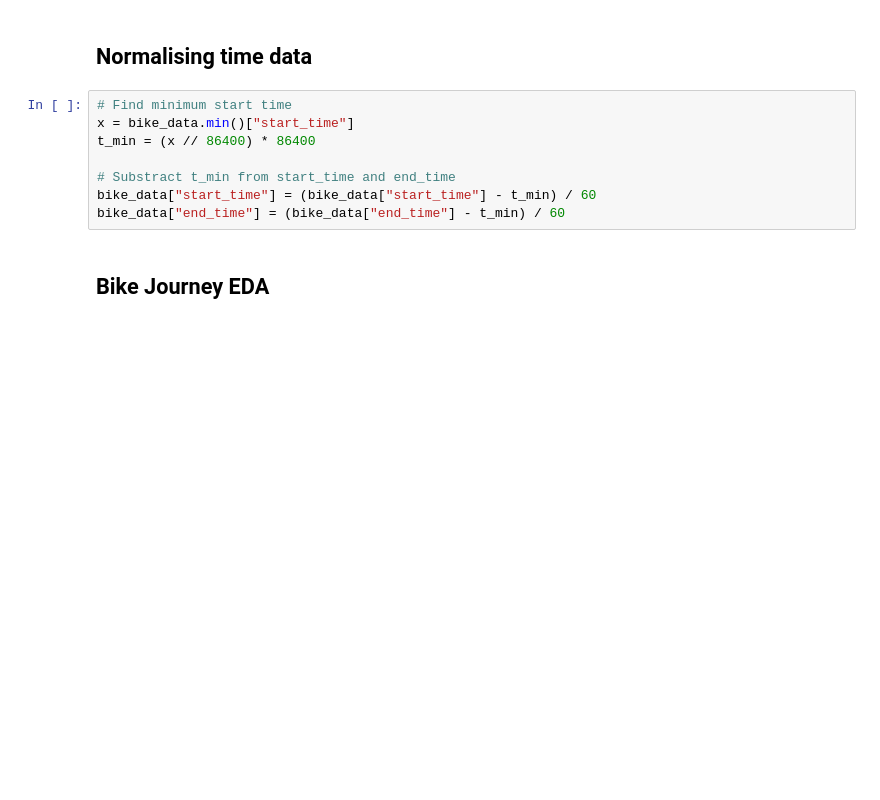
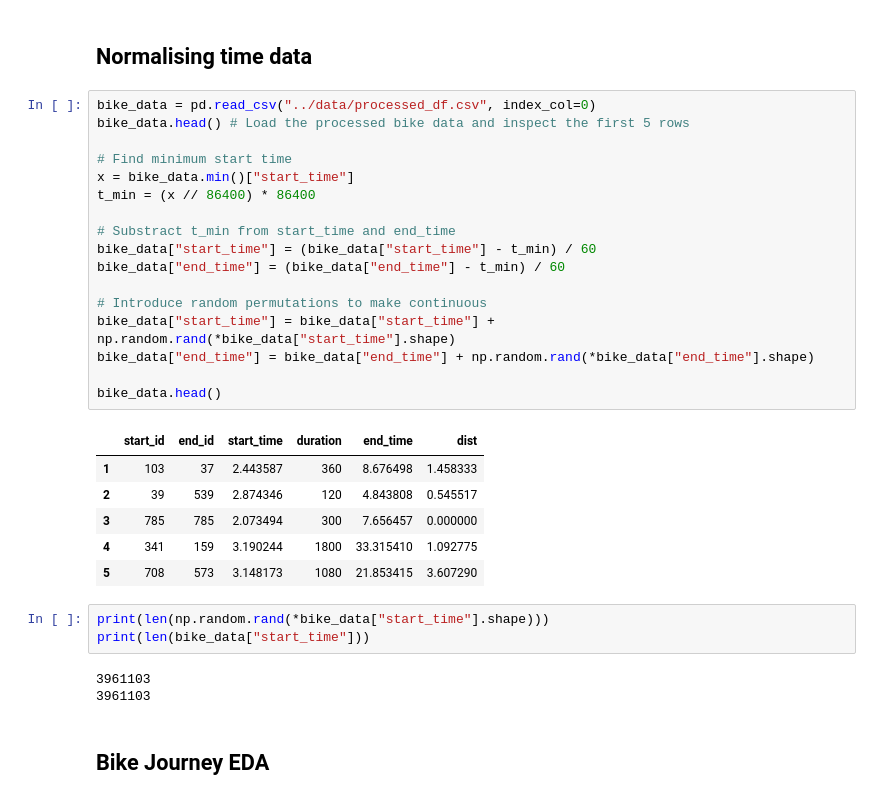
Before and after one commit to carlosaccp/Santander-SE-ME, a Jupyter notebook: analysis/EDA.ipynb, the cells around one changed output. Saved outputs shown, nothing was run; the diff lists cells and outputs as text; blank space fills up the shorter version.

Commit message:
Added Normalising the Time Data

```diff
--- a/analysis/EDA.ipynb
+++ b/analysis/EDA.ipynb
@@ -31,13 +31,35 @@ station_data.head() # Load the station data and inspect the first 5 rows
 # %% [markdown]
 ## Normalising time data
 # %%
+bike_data = pd.read_csv("../data/processed_df.csv", index_col=0)
+bike_data.head() # Load the processed bike data and inspect the first 5 rows
+
 # Find minimum start time
 x = bike_data.min()["start_time"]
 t_min = (x // 86400) * 86400
 
 # Substract t_min from start_time and end_time
 bike_data["start_time"] = (bike_data["start_time"] - t_min) / 60
 bike_data["end_time"] = (bike_data["end_time"] - t_min) / 60
+
+# Introduce random permutations to make continuous
+bike_data["start_time"] = bike_data["start_time"] + np.random.rand(*bike_data["start_time"].shape)
+bike_data["end_time"] = bike_data["end_time"] + np.random.rand(*bike_data["end_time"].shape)
+
+bike_data.head()
+# %% [output]
+|  | start_id | end_id | start_time | duration | end_time | dist |
+| 1 | 103 | 37 | 2.443587 | 360 | 8.676498 | 1.458333 |
+| 2 | 39 | 539 | 2.874346 | 120 | 4.843808 | 0.545517 |
+| 3 | 785 | 785 | 2.073494 | 300 | 7.656457 | 0.000000 |
+| 4 | 341 | 159 | 3.190244 | 1800 | 33.315410 | 1.092775 |
+| 5 | 708 | 573 | 3.148173 | 1080 | 21.853415 | 3.607290 |
+# %%
+print(len(np.random.rand(*bike_data["start_time"].shape)))
+print(len(bike_data["start_time"]))
+# %% [output]
+3961103
+3961103
 # %% [markdown]
 ## Bike Journey EDA
 # %%
```
Also changed, not shown: 2 other files.
